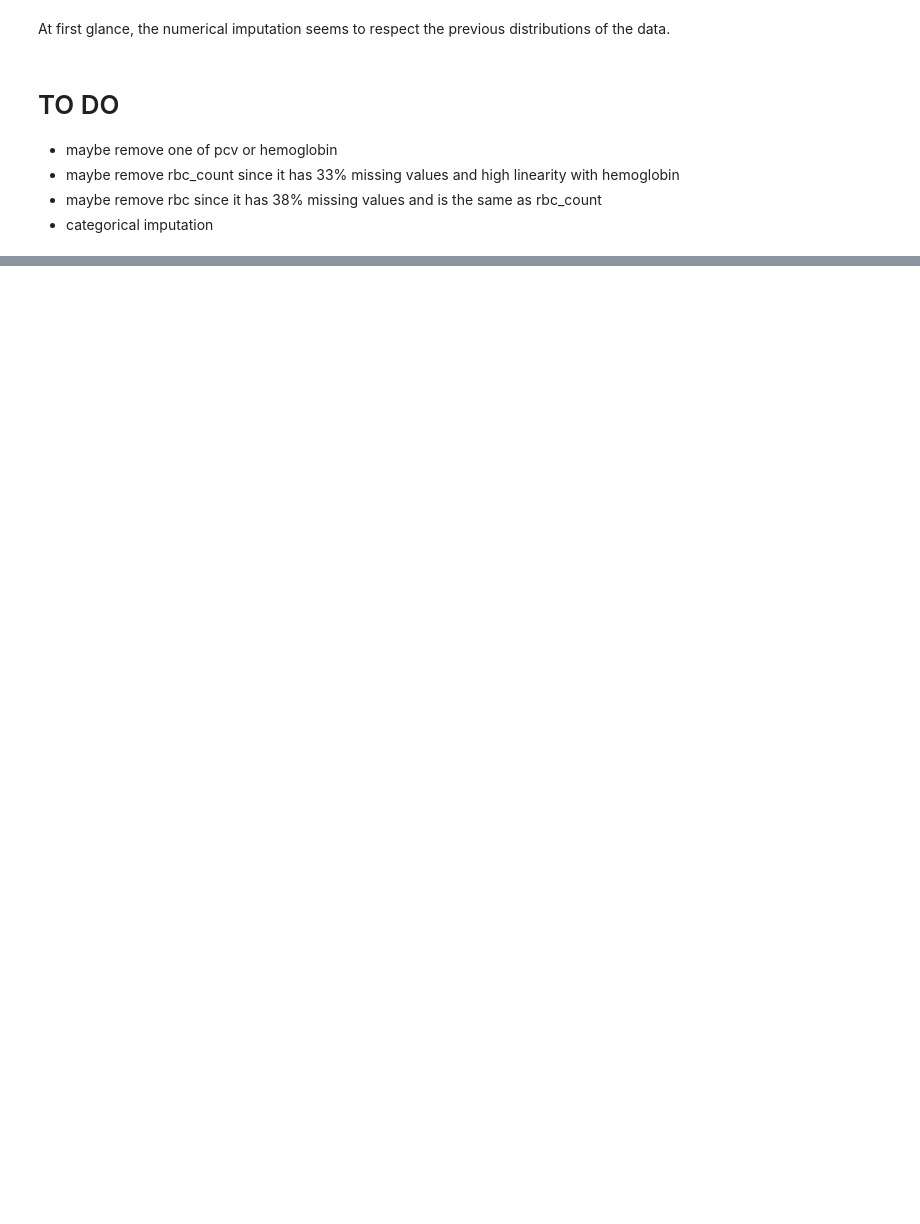
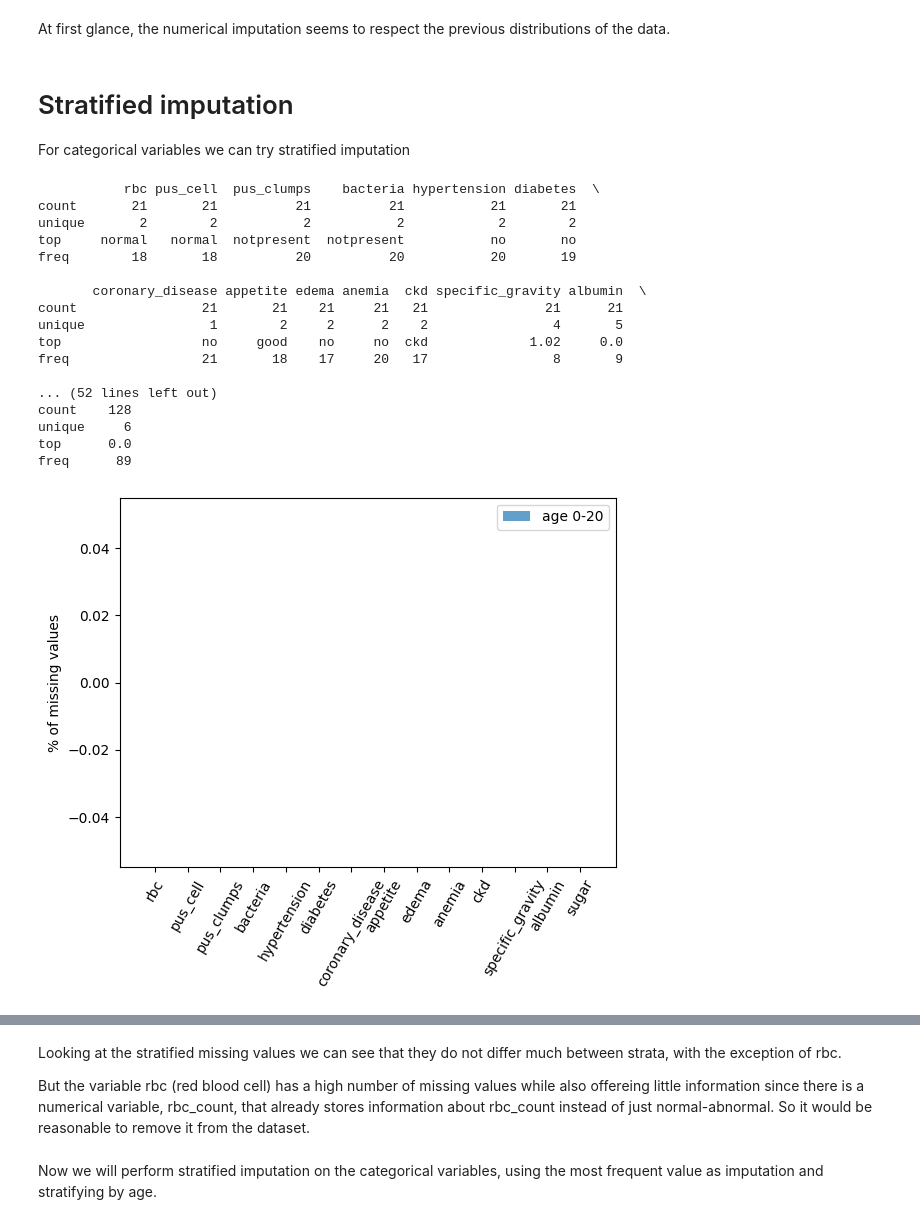
Before and after one commit to andreaperval-gap/SP_FinalProject, a Jupyter notebook: Scientific_Programming.ipynb, the cells around one changed output, grey strips where cells are left out. Saved outputs shown, nothing was run; the diff lists cells and outputs as text; code cells hidden in the pictures; blank space fills up the shorter version.

```diff
--- a/Scientific_Programming.ipynb
+++ b/Scientific_Programming.ipynb
@@ -891,9 +846,57 @@ plot_pairs(imputed_df, numeric_cols)
 # %% [markdown]
 At first glance, the numerical imputation seems to respect the previous distributions
 of the data.
-# %% [markdown]
-# TO DO
-- maybe remove one of pcv or hemoglobin
-- maybe remove rbc_count since it has 33% missing values and high linearity with hemoglobin
-- maybe remove rbc since it has 38% missing values and is the same as rbc_count
-- categorical imputation
+# %% [markdown]
+# Stratified imputation
+
+For categorical variables we can try stratified imputation
+# %%
+age_groups = [0,20,40,60,100]
+categorical_columns = [
+        "rbc",
+        "pus_cell",
+        "pus_clumps",
+        "bacteria",
+        "hypertension",
+        "diabetes",
+        "coronary_disease",
+        "appetite",
+        "edema",
+        "anemia",
+        "ckd",
+        "specific_gravity",
+        "albumin",
+        "sugar",
+    ]
+
+for n in range(len(age_groups)-1):
+    strat_df = df_pipeline[(df_pipeline["age"] >= age_groups[n]) & (df_pipeline["age"] < age_groups[n+1])][categorical_columns]
+    missing_v = []
+    plt.figure(n)
+    for col in categorical_columns:
+        missing_v.append(sum(strat_df[col].isna())*100.0/len(strat_df))
+    plt.bar(categorical_columns,missing_v, alpha = 0.7, label=f"age {age_groups[n]}-{age_groups[n+1]}")
+    plt.ylabel("% of missing values")
+    plt.tick_params(axis='x', labelrotation=60)
+    plt.legend()
+    print(strat_df.describe())
+plt.show()
+# %% [output]
+           rbc pus_cell  pus_clumps    bacteria hypertension diabetes  \
+count       21       21          21          21           21       21
+unique       2        2           2           2            2        2
+top     normal   normal  notpresent  notpresent           no       no
+freq        18       18          20          20           20       19
+
+       coronary_disease appetite edema anemia  ckd specific_gravity albumin  \
+count                21       21    21     21   21               21      21
+unique                1        2     2      2    2                4       5
+top                  no     good    no     no  ckd             1.02     0.0
+freq                 21       18    17     20   17                8       9
+
+... (52 lines left out)
+count    128
+unique     6
+top      0.0
+freq      89
+[figure, added]
@@ -899,0 +906,8 @@ of the data.
+# %% [markdown]
+Looking at the stratified missing values we can see that they do not differ much
+between strata, with the exception of rbc.
+
+But the variable rbc (red blood cell) has a high number of missing values while
+also offereing little information since there is a numerical variable,
+rbc_count, that already stores information about rbc_count instead of just
+normal-abnormal. So it would be reasonable to remove it from the dataset.
@@ -899,0 +928,3 @@ of the data.
+# %% [markdown]
+Now we will perform stratified imputation on the categorical variables, using
+the most frequent value as imputation and stratifying by age.
```
Also changed, not shown: parts of 19 cells of this notebook, 1 other file.
